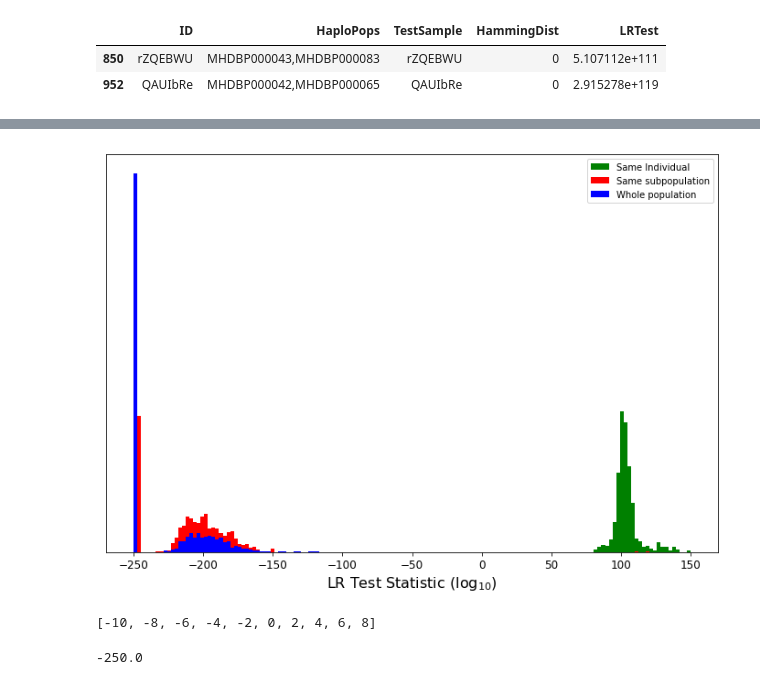
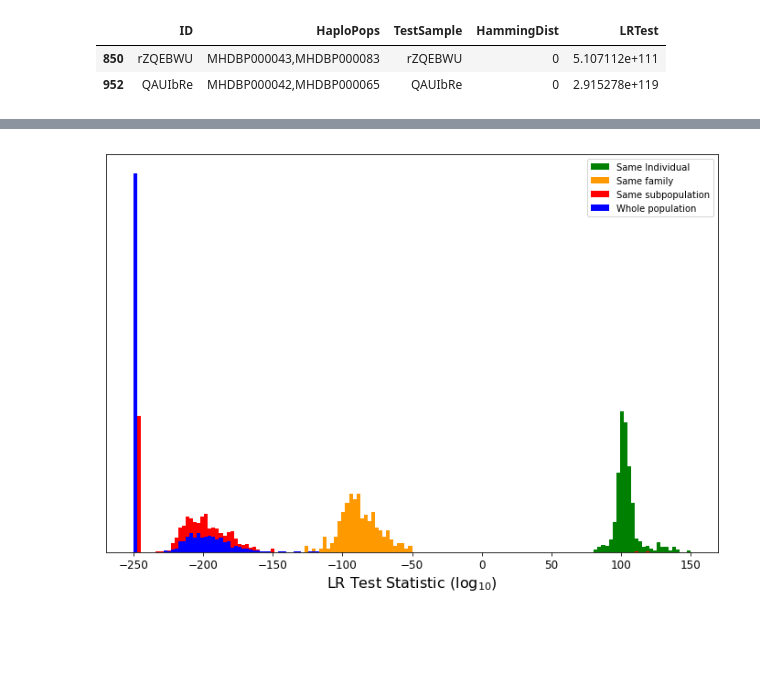
Before and after one commit to bioforensics/MicroHapulator, a Jupyter notebook: notebook/usa8k/sample-matching.ipynb, the cells around one changed output, grey strips where cells are left out. Saved outputs shown, nothing was run; the diff lists cells and outputs as text; code cells hidden in the pictures; blank space fills up the shorter version.

Commit message:
Draft sample matching notebook complete

```diff
--- a/notebook/usa8k/sample-matching.ipynb
+++ b/notebook/usa8k/sample-matching.ipynb
@@ -16,6 +66,7 @@ seaborn.set_context({"figure.figsize": (12, 8)})
 reseq = pandas.read_csv('sample-match-reseq-eval.tsv', sep='\t')
 samepop = pandas.read_csv('sample-match-samepop-eval.tsv', sep='\t')
 allpop = pandas.read_csv('sample-match-allpop-eval.tsv', sep='\t')
+related = pandas.read_csv('sample-match-related-eval.tsv', sep='\t')
 # %%
 reseq.head()
 # %% [output]
@@ -77,0 +108,12 @@ min([x for x in samepop.LRTest if x > 0.0])
+# %%
+seaborn.set_context({"figure.figsize": (12, 8)})
+_, bins, _ = plt.hist(reseq.HammingDist, range=[0, 100], bins=100, density=True, color='green', label='Same Individual')
+_ = plt.hist(related.HammingDist, bins=bins, density=True, color='#FF9900', label='Same family')
+_ = plt.hist(samepop.HammingDist, bins=bins, density=True, color='red', label='Same subpopulation')
+_ = plt.hist(allpop.HammingDist, bins=bins, density=True, color='blue', label='Whole population')
+_ = plt.yticks([])
+_ = plt.xticks(range(0, 101, 10))
+_ = plt.xlabel('Hamming Distance')
+_ = plt.legend(loc='upper right')
+_ = plt.savefig('hamming-distance.pdf')
+_ = plt.show()
@@ -97,5 +146,6 @@ _ = plt.xlabel(r'LR Test Statistic ($\log_{10}$)')
 # %%
 reseq_vals = numpy.log10(reseq.LRTest)
+related_vals = numpy.log10(related.LRTest)
 # Uh oh, two self-comparisons. Need to fix the simulation?
 # lrt = [numpy.log10(x) if x > 0.0 else -245 for x in samepop.LRTest]
 # samepop_vals = [x for x in lrt if x < 0.0]
@@ -104,21 +154,14 @@ allpop_vals = [numpy.log10(x) if x > 0.0 else -250 for x in allpop.LRTest]
 # %%
 seaborn.set_context({"figure.figsize": (12, 8)})
 _, bins, _ = plt.hist(reseq_vals, range=[-250, 150], bins=150, density=True, color='green', label='Same Individual')
+_ = plt.hist(related_vals, bins=bins, density=True, color='#FF9900', label='Same family')
 _ = plt.hist(samepop_vals, bins=bins, density=True, color='red', label='Same subpopulation')
 _ = plt.hist(allpop_vals, bins=bins, density=True, color='blue', label='Whole population')
 _ = plt.yticks([])
 _ = plt.xticks(range(-250, 151, 50))
 _ = plt.xlabel(r'LR Test Statistic ($\log_{10}$)')
 _ = plt.legend(loc='upper right')
 _ = plt.savefig('sample-matching.pdf')
 _ = plt.show()
 # %% [output]
-[figure, old version]
+[figure, new version]
-# %%
-list(range(-10, 10, 2))
-# %% [output]
-[-10, -8, -6, -4, -2, 0, 2, 4, 6, 8]
-# %%
-numpy.log10(1e-250)
-# %% [output]
--250.0
```
Also changed, not shown: parts of 19 cells of this notebook, 4 other files.
